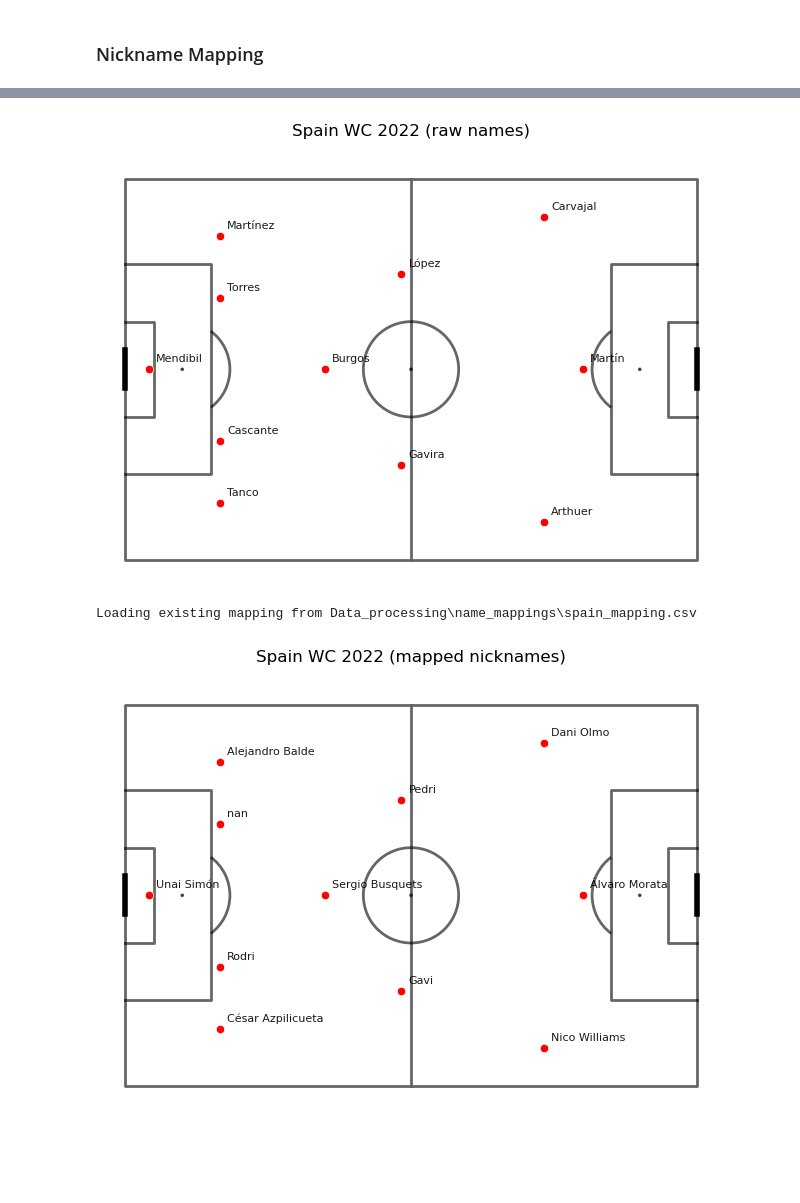
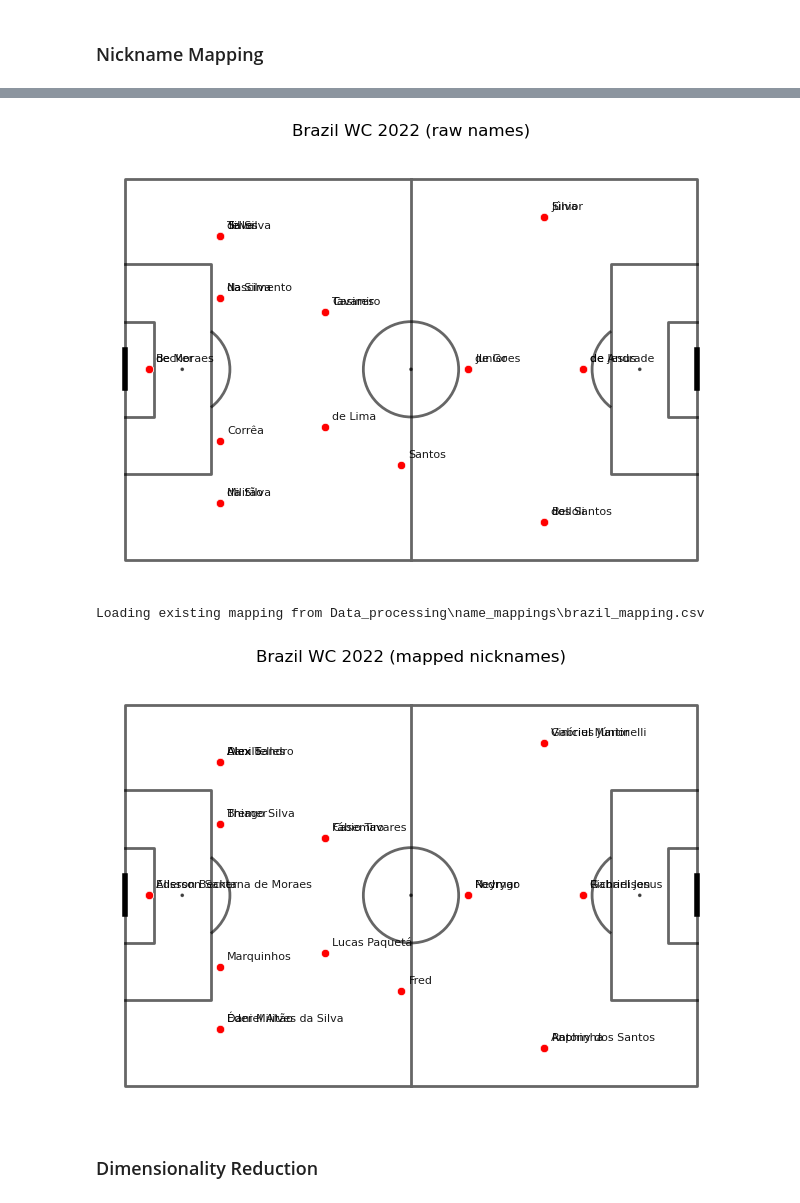
Before and after one commit to LukeRDuob/Extra-Projects, a Jupyter notebook: src/General_visualisations/players.ipynb, the cells around one changed output, grey strips where cells are left out. Cells and saved outputs as stored; diff of their text form; code cells hidden in the pictures; blank space fills up the shorter version.

```diff
--- a/src/General_visualisations/players.ipynb
+++ b/src/General_visualisations/players.ipynb
@@ -292,7 +184,11 @@ def display_lineup(events_df, season_positions, teamname, title="lineup example"
         name_mappings = {}
 
     for p in season_player_coordinates.keys():
-        name = name_mappings.get(p, get_short_name(p))  # Use the mapping if available, otherwise use the original name
+        # Use the mapping if available, otherwise use the original name
+        name = name_mappings.get(p, get_short_name(p))
+        # Catch case where name is Nan and use full name instead
+        if pd.isna(name):
+            name = p
         ax.annotate(
             name,
             POSITION_MAP[season_positions[p]],
@@ -314,9 +210,9 @@ display_lineup(events_df, season_positions, "England", title="lineup example")
 ### Nickname Mapping
 # %%
 # Get mappings for chosen team
-teamname = "Spain"
+teamname = "Brazil"
 team_events_df = events_df[events_df["team_name"] == teamname].copy()
-spain_mapping_dict = get_player_nickname(events_df, teamname)
+spain_mapping_dict = get_player_nickname(events_df, teamname, redo=False)
 
 # Add to df
 team_events_df["player_nickname"] = team_events_df["player_name"].map(spain_mapping_dict)
@@ -337,8 +233,10 @@ Loading existing mapping from Data_processing\name_mappings\spain_mapping.csv
 # %%
-spain_team_positions = get_player_positions(events_df, teamname, season_level=True)
-display_lineup(events_df, spain_team_positions, teamname, "Spain WC 2022 (raw names)", use_nicknames=False)
-display_lineup(events_df, spain_team_positions, teamname, "Spain WC 2022 (mapped nicknames)", use_nicknames=True)
+chosen_team_positions = get_player_positions(events_df, teamname, season_level=True)
+display_lineup(events_df, chosen_team_positions, teamname, f"{teamname} WC 2022 (raw names)", use_nicknames=False)
+display_lineup(events_df, chosen_team_positions, teamname, f"{teamname} WC 2022 (mapped nicknames)", use_nicknames=True)
 # %% [output]
-[figure, old version]
+[figure, new version]
-Loading existing mapping from Data_processing\name_mappings\spain_mapping.csv
+Loading existing mapping from Data_processing\name_mappings\brazil_mapping.csv
-[figure, old version]
+[figure, new version]
+# %% [markdown]
+### Dimensionality Reduction
```
Also changed, not shown: parts of 19 cells of this notebook, 6 other files.
